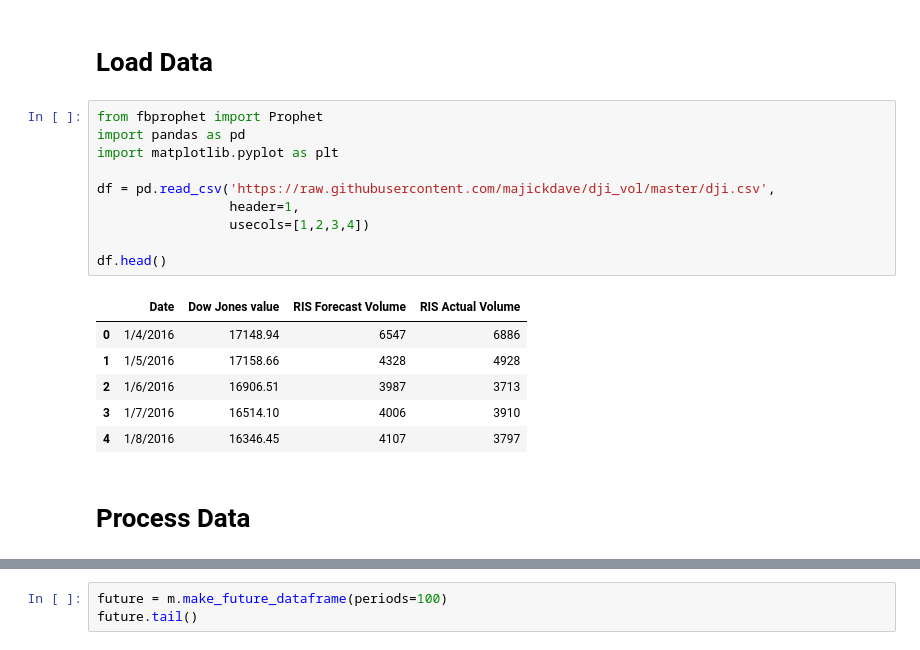
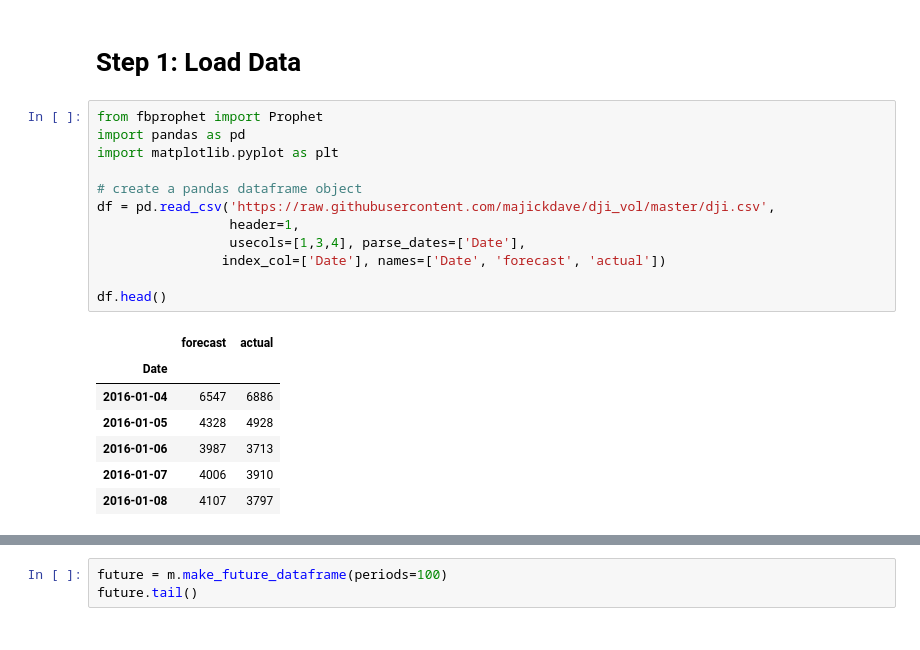
Before and after one commit to majickdave/dji_vol, a Jupyter notebook: prophet_model.ipynb, the cells around one changed output, grey strips where cells are left out. Cells and saved outputs as stored; diff of their text form.

```diff
--- a/prophet_model.ipynb
+++ b/prophet_model.ipynb
@@ -1,21 +13,22 @@
 # %% [markdown]
-# Load Data
+# Step 1: Load Data
 # %%
 from fbprophet import Prophet
 import pandas as pd
 import matplotlib.pyplot as plt
 
+# create a pandas dataframe object
 df = pd.read_csv('https://raw.githubusercontent.com/majickdave/dji_vol/master/dji.csv',
                  header=1,
-                 usecols=[1,2,3,4])
+                 usecols=[1,3,4], parse_dates=['Date'],
+                index_col=['Date'], names=['Date', 'forecast', 'actual'])
 
 df.head()
 # %% [output]
-|  | Date | Dow Jones value | RIS Forecast Volume | RIS Actual Volume |
-| 0 | 1/4/2016 | 17148.94 | 6547 | 6886 |
-| 1 | 1/5/2016 | 17158.66 | 4328 | 4928 |
-| 2 | 1/6/2016 | 16906.51 | 3987 | 3713 |
-| 3 | 1/7/2016 | 16514.10 | 4006 | 3910 |
-| 4 | 1/8/2016 | 16346.45 | 4107 | 3797 |
+|  | forecast | actual |
+| Date |  |  |
+| 2016-01-04 | 6547 | 6886 |
+| 2016-01-05 | 4328 | 4928 |
+| 2016-01-06 | 3987 | 3713 |
+| 2016-01-07 | 4006 | 3910 |
+| 2016-01-08 | 4107 | 3797 |
-# %% [markdown]
-# Process Data
```
Also changed, not shown: parts of 37 cells of this notebook, 1 other file.
